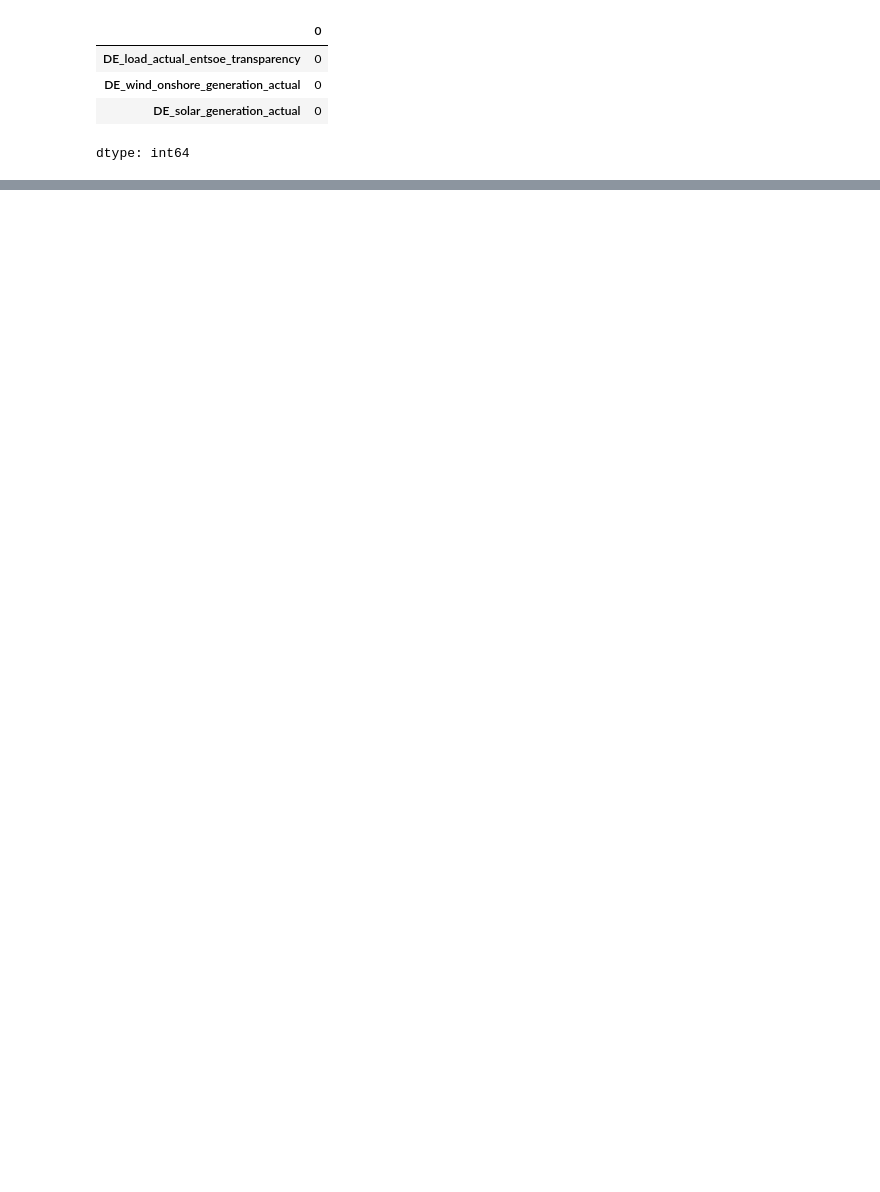
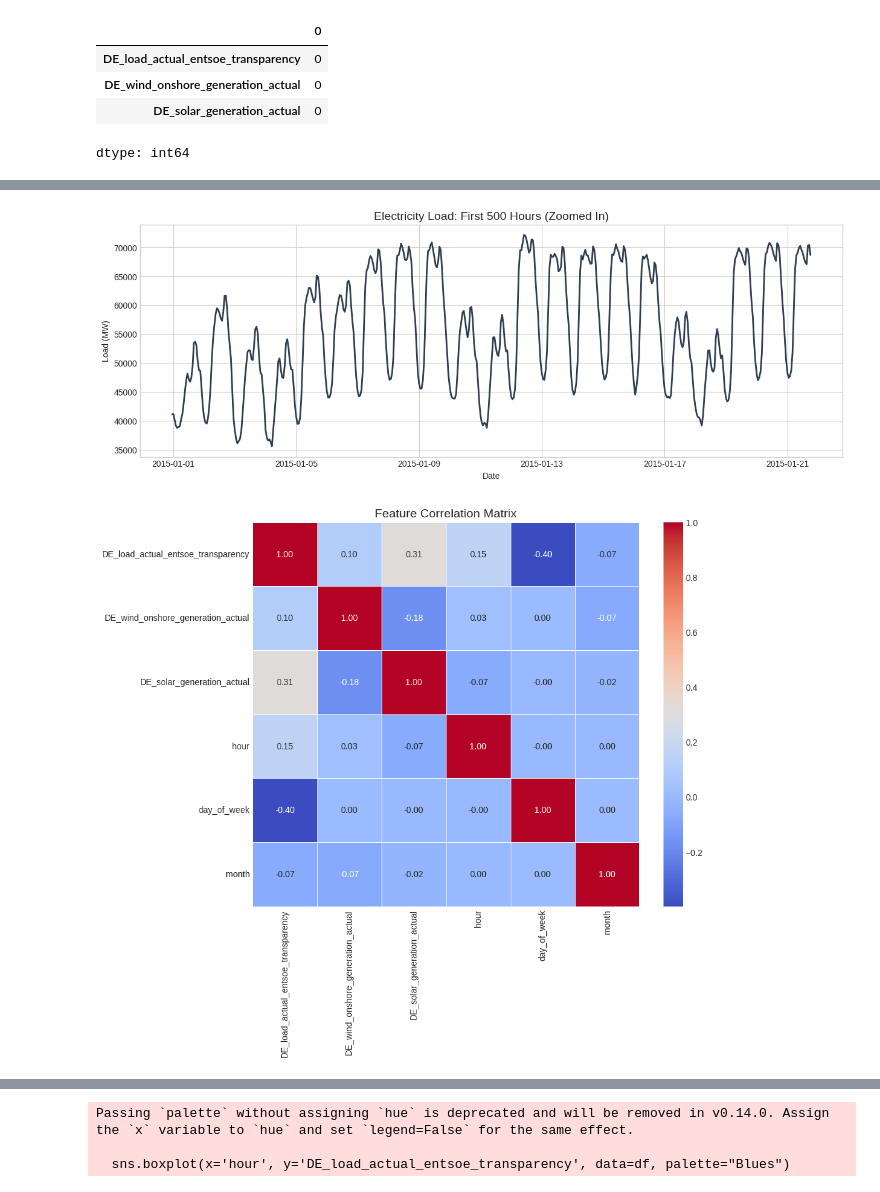
Before and after one commit to coleb9/Time-Series-Project, a Jupyter notebook: Time_Series_Project.ipynb, the cells around one changed output, grey strips where cells are left out. Cells and saved outputs as stored; diff of their text form; code cells hidden in the pictures; blank space fills up the shorter version.

```diff
--- a/Time_Series_Project.ipynb
+++ b/Time_Series_Project.ipynb
@@ -362,0 +155,54 @@ RMSE: 643.93 MW
+# %%
+import seaborn as sns
+from statsmodels.graphics.tsaplots import plot_acf
+
+# Set style
+plt.style.use('seaborn-v0_8-whitegrid')
+plt.rcParams['figure.figsize'] = (12, 6)
+
+# Plot - Target Variable Over Time
+plt.figure(figsize=(15, 5))
+# Plot just the first 500 hours to make the pattern visible
+plt.plot(df.index[:500], df['DE_load_actual_entsoe_transparency'][:500], color='#2c3e50', linewidth=2)
+plt.title('Electricity Load: First 500 Hours (Zoomed In)', fontsize=14)
+plt.ylabel('Load (MW)')
+plt.xlabel('Date')
+plt.show()
+
+# Feature Correlation Heatmap
+plt.figure(figsize=(10, 8))
+# Calculate correlation matrix
+corr = df.corr()
+# Plot heatmap
+sns.heatmap(corr, annot=True, cmap='coolwarm', fmt=".2f", linewidths=0.5)
+plt.title('Feature Correlation Matrix', fontsize=14)
+plt.show()
+
+# Distribution of the Target (Normality Check)
+# Justifies using StandardScaler. If this looks like a Bell Curve, Standard Scaling is the mathematically correct choice.
+plt.figure(figsize=(10, 5))
+sns.histplot(df['DE_load_actual_entsoe_transparency'], kde=True, color='blue', bins=50)
+plt.title('Distribution of Electricity Load', fontsize=14)
+plt.xlabel('Load (MW)')
+plt.show()
+
+# Autocorrelation Plot (ACF)
+# Justifies our Window Size. It shows how correlated the present is with the past.
+# We will likely see a spike at lag 24, proving the daily cycle.
+plt.figure(figsize=(12, 5))
+plot_acf(df['DE_load_actual_entsoe_transparency'], lags=50, ax=plt.gca())
+plt.title('Autocorrelation (ACF) - Evidence of Daily Seasonality', fontsize=14)
+plt.xlabel('Lag (Hours)')
+plt.show()
+
+# Boxplot by Hour of Day
+# Shows the "Shape" of a typical day.
+plt.figure(figsize=(12, 6))
+sns.boxplot(x='hour', y='DE_load_actual_entsoe_transparency', data=df, palette="Blues")
+plt.title('Electricity Load Distribution by Hour of Day', fontsize=14)
+plt.xlabel('Hour of Day (0-23)')
+plt.ylabel('Load (MW)')
+plt.show()
+# %% [output]
+[figure, added]
+[figure, added]
@@ -362,0 +211,3 @@ RMSE: 643.93 MW
+Passing `palette` without assigning `hue` is deprecated and will be removed in v0.14.0. Assign the `x` variable to `hue` and set `legend=False` for the same effect.
+
+  sns.boxplot(x='hour', y='DE_load_actual_entsoe_transparency', data=df, palette="Blues")
```
Also changed, not shown: parts of 18 cells of this notebook.
